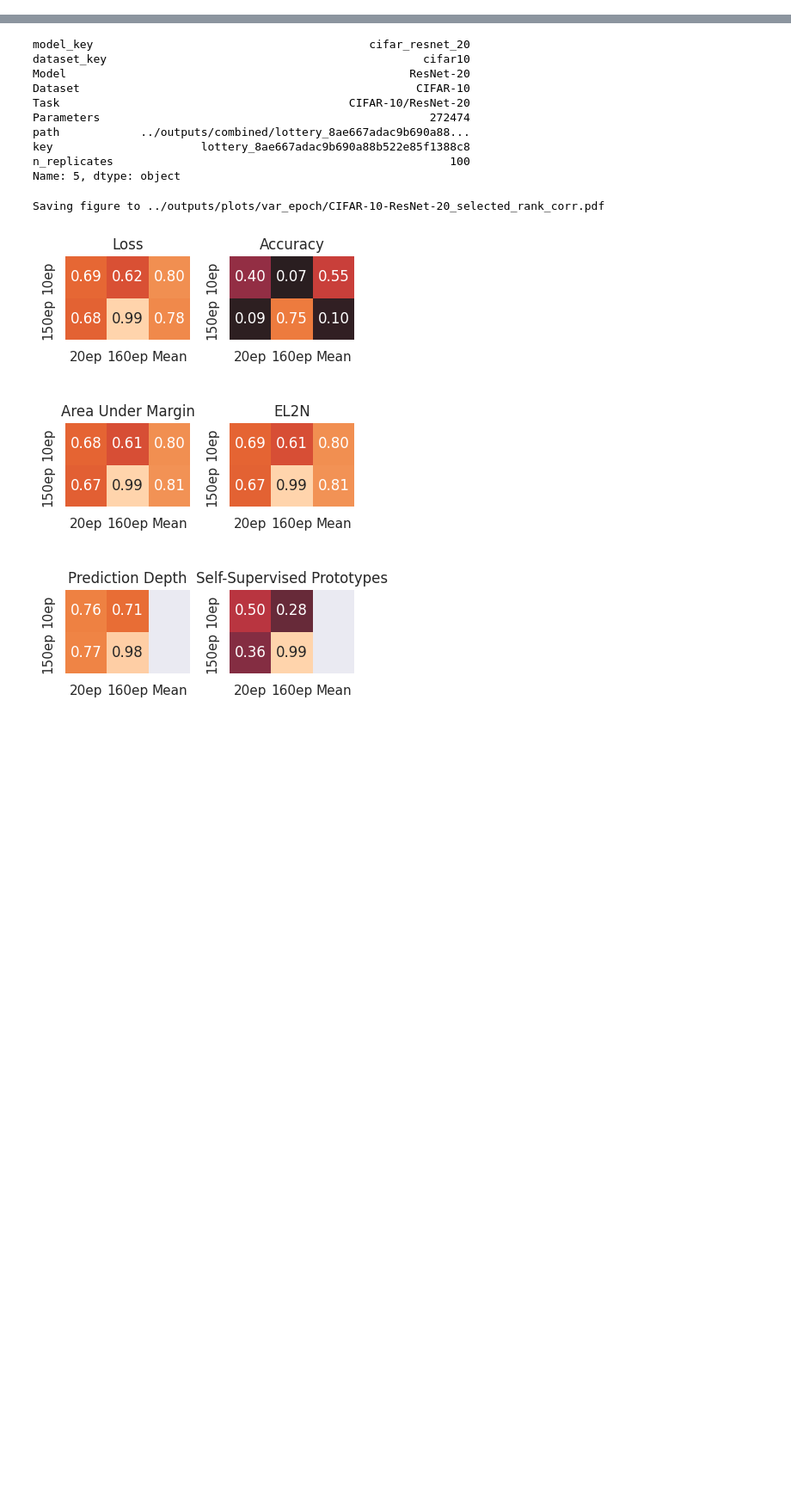
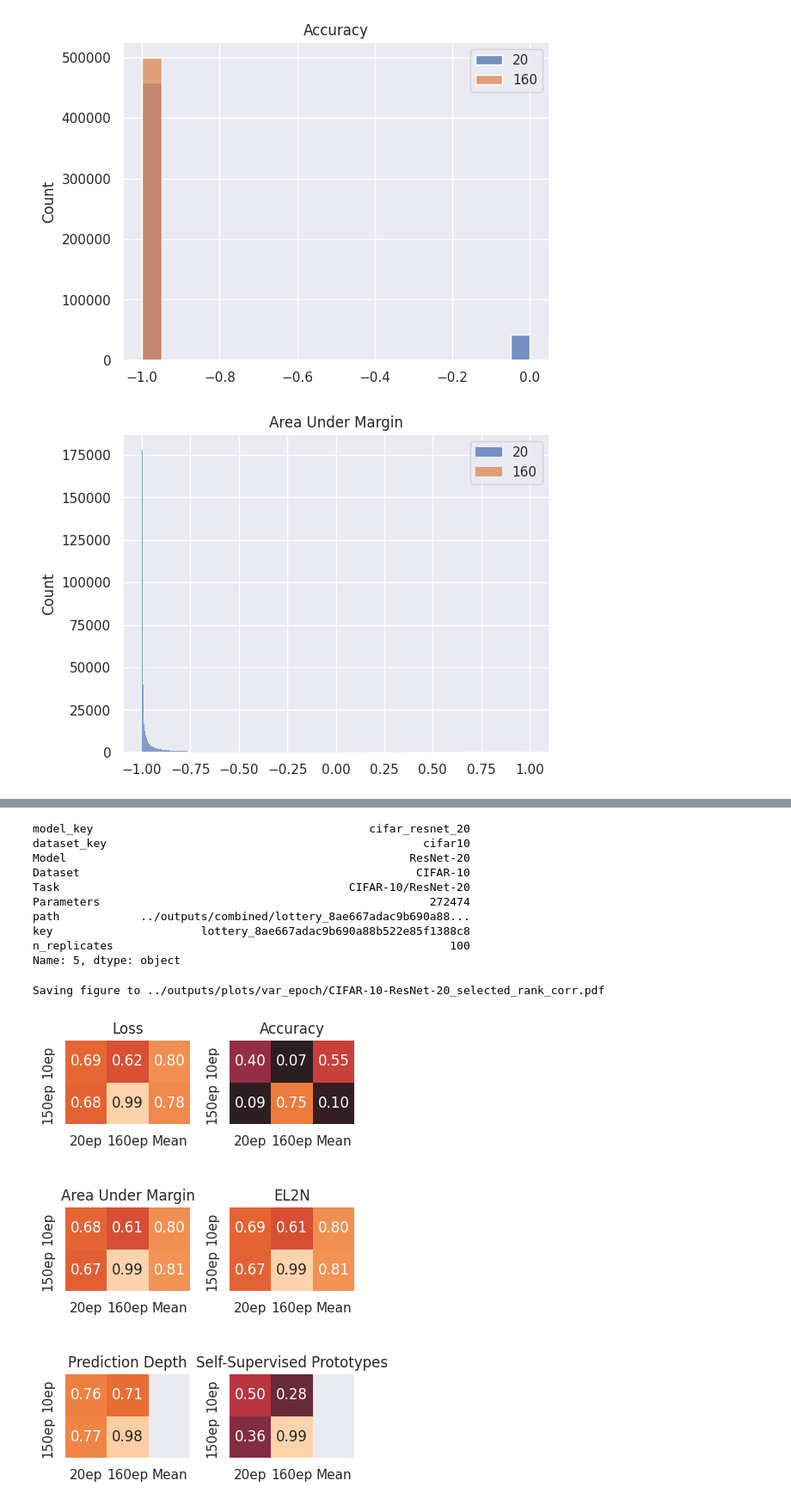
Before and after one commit to devinkwok/nn_example_difficulty, a Jupyter notebook: plots/var_epoch.ipynb, the cells around one changed output, grey strips where cells are left out. Shown at 86% size. Drawn from its saved outputs; the diff is of its cells as text; code cells hidden in the pictures; blank space fills up the shorter version.

```diff
--- a/plots/var_epoch.ipynb
+++ b/plots/var_epoch.ipynb
@@ -182,3 +179,30 @@ ALL_SCORES = [
     "proto",
     "selfproto",
 ]
+# %%
+for _, model_row in model_df.iterrows():
+    print(model_row)
+    sanity_checks(model_row["path"])
+    task_name = model_row["Task"]
+
+    score_df = get_score_df(model_row, n_replicates=N_RUNS)
+    score_df = score_df[score_df["Epoch"] != 0]
+
+    df = get_scores(score_df, n_examples=N_EXAMPLES, fuzz_by=0)
+    training_loss = aggregate_steps(df[df["key"] == "loss"])
+    df = pd.concat([df, training_loss])
+    df = df[df["Type"] == ""]
+
+
+tmp_df = df[df["Method"] == "One Step"]
+tmp_df = tmp_df[tmp_df["Epoch"].isin({20, 160})]
+for score, sub_df in tmp_df.groupby("Short Name"):
+    ax = None
+    for ep, sub_sub_df in sub_df.groupby("Epoch"):
+        ax = sns.histplot(np.stack(sub_sub_df["array"]).flatten(), label=ep, ax=ax)
+    ax.set_title(score)
+    ax.legend()
+    plt.show()
+# %% [output]
+[figure, added]
+[figure, added]
```
Also changed, not shown: parts of 2 cells of this notebook, 24 other files.
